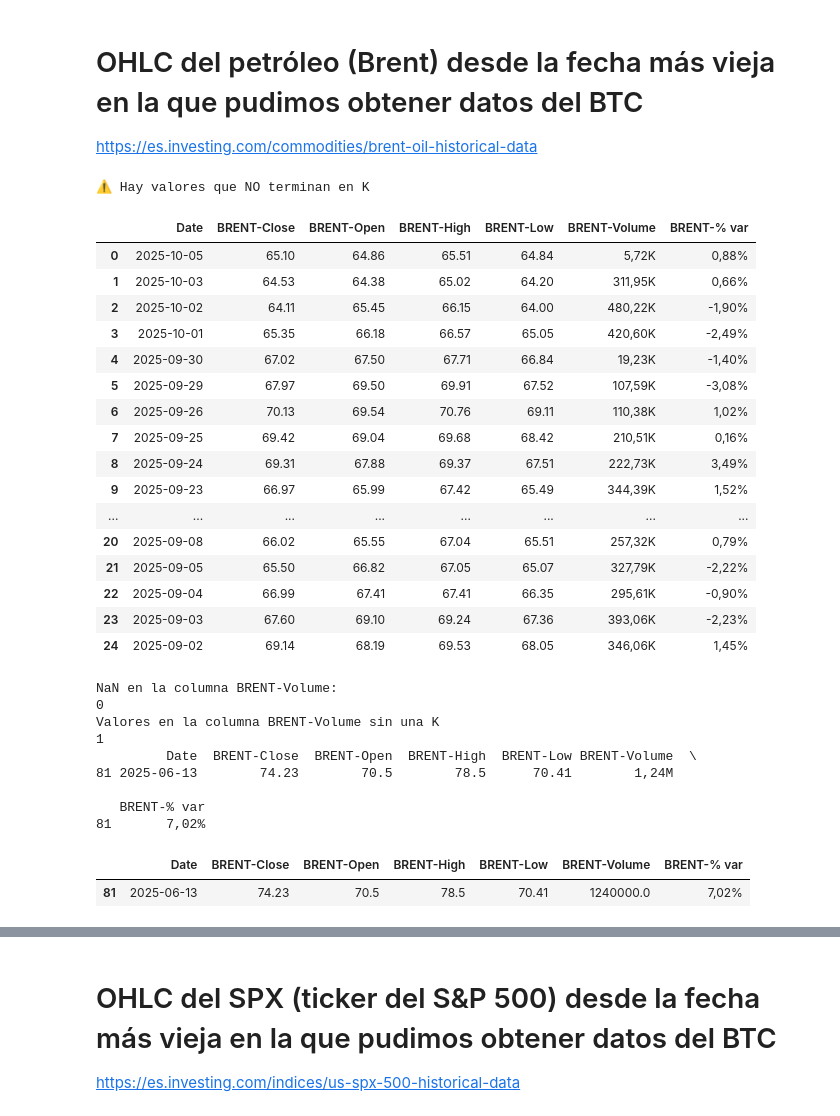
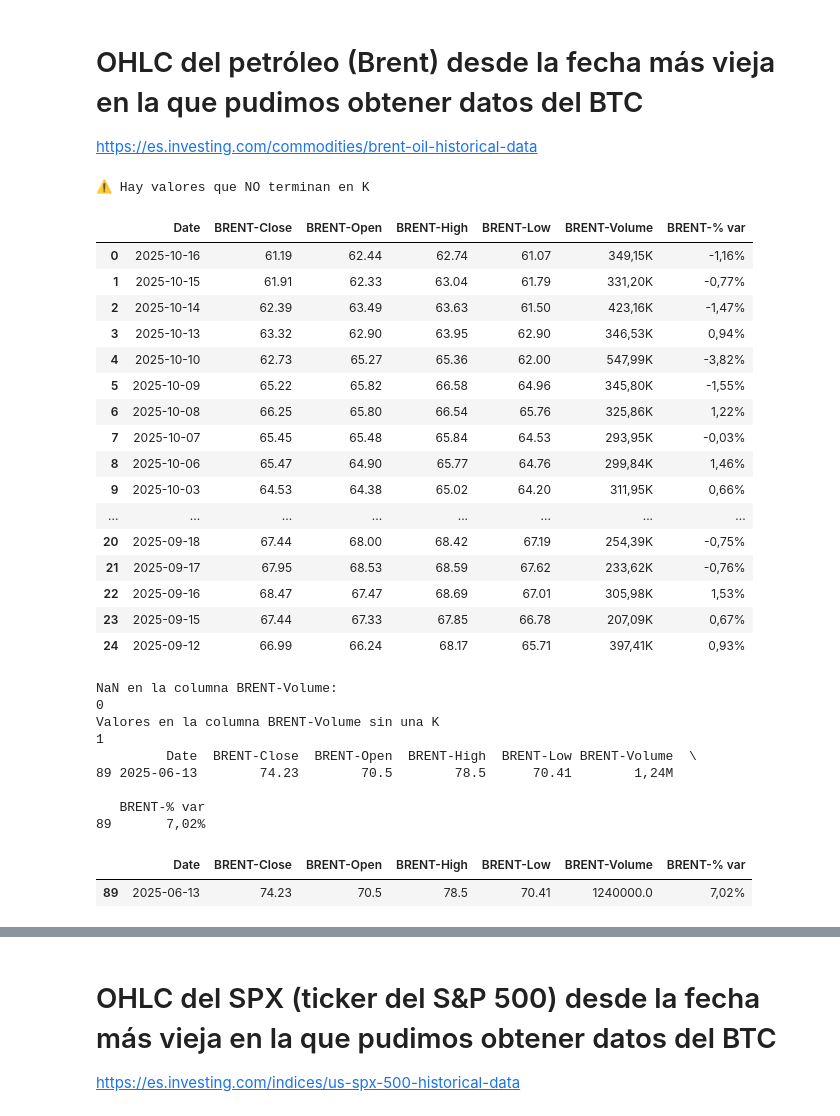
Before and after one commit to mijaelsegura03/ML_Bitcoin, a Jupyter notebook: notebooks/EDA/EDA-notebook.ipynb, the cells around one changed output, grey strips where cells are left out. Drawn from its saved outputs; the diff is of its cells as text; code cells hidden in the pictures.

```diff
--- a/notebooks/EDA/EDA-notebook.ipynb
+++ b/notebooks/EDA/EDA-notebook.ipynb
@@ -62,7 +62,7 @@ OHLC_BTC
 # OHLC del petróleo (WTI) desde la fecha más vieja en la que pudimos obtener datos del BTC
 https://es.investing.com/commodities/crude-oil-historical-data
 # %%
-OHLC_WTI = pd.read_csv("C:\ML_Bitcoin\data\WTI.csv")
+OHLC_WTI = pd.read_csv("../../data/WTI.csv")
 OHLC_WTI = format_data(OHLC_WTI, "WTI")
 
 for feature in OHLC_WTI.columns.values[1:-2]:
@@ -177,39 +177,39 @@ OHLC_WTI.head(25)
 # OHLC del petróleo (Brent) desde la fecha más vieja en la que pudimos obtener datos del BTC
 https://es.investing.com/commodities/brent-oil-historical-data
 # %%
-OHLC_BRENT = pd.read_csv("C:\ML_Bitcoin\data\BRENT.csv")
+OHLC_BRENT = pd.read_csv("../../data/BRENT.csv")
 OHLC_BRENT = format_data(OHLC_BRENT, "BRENT")
 
 for feature in OHLC_BRENT.columns.values[1:-2]:
     OHLC_BRENT[feature] = OHLC_BRENT[feature].str.replace(",",".")
 OHLC_BRENT[["BRENT-Close", "BRENT-Open", "BRENT-High", "BRENT-Low"]] = OHLC_BRENT[["BRENT-Close", "BRENT-Open", "BRENT-High", "BRENT-Low"]].astype(float)
 
 hay_sin_k = OHLC_BRENT["BRENT-Volume"].str.endswith("K", na=False).all()
 if hay_sin_k:
     print("✅ Todos los valores terminan en K")
 else:
     print("⚠️ Hay valores que NO terminan en K")
 
 OHLC_BRENT.head(25)
 # %% [output]
 ⚠️ Hay valores que NO terminan en K
 |  | Date | BRENT-Close | BRENT-Open | BRENT-High | BRENT-Low | BRENT-Volume | BRENT-% var |
-| 0 | 2025-10-05 | 65.10 | 64.86 | 65.51 | 64.84 | 5,72K | 0,88% |
-| 1 | 2025-10-03 | 64.53 | 64.38 | 65.02 | 64.20 | 311,95K | 0,66% |
-| 2 | 2025-10-02 | 64.11 | 65.45 | 66.15 | 64.00 | 480,22K | -1,90% |
-| 3 | 2025-10-01 | 65.35 | 66.18 | 66.57 | 65.05 | 420,60K | -2,49% |
-| 4 | 2025-09-30 | 67.02 | 67.50 | 67.71 | 66.84 | 19,23K | -1,40% |
-| 5 | 2025-09-29 | 67.97 | 69.50 | 69.91 | 67.52 | 107,59K | -3,08% |
-| 6 | 2025-09-26 | 70.13 | 69.54 | 70.76 | 69.11 | 110,38K | 1,02% |
-| 7 | 2025-09-25 | 69.42 | 69.04 | 69.68 | 68.42 | 210,51K | 0,16% |
-| 8 | 2025-09-24 | 69.31 | 67.88 | 69.37 | 67.51 | 222,73K | 3,49% |
-| 9 | 2025-09-23 | 66.97 | 65.99 | 67.42 | 65.49 | 344,39K | 1,52% |
+| 0 | 2025-10-16 | 61.19 | 62.44 | 62.74 | 61.07 | 349,15K | -1,16% |
+| 1 | 2025-10-15 | 61.91 | 62.33 | 63.04 | 61.79 | 331,20K | -0,77% |
+| 2 | 2025-10-14 | 62.39 | 63.49 | 63.63 | 61.50 | 423,16K | -1,47% |
+| 3 | 2025-10-13 | 63.32 | 62.90 | 63.95 | 62.90 | 346,53K | 0,94% |
+| 4 | 2025-10-10 | 62.73 | 65.27 | 65.36 | 62.00 | 547,99K | -3,82% |
+| 5 | 2025-10-09 | 65.22 | 65.82 | 66.58 | 64.96 | 345,80K | -1,55% |
+| 6 | 2025-10-08 | 66.25 | 65.80 | 66.54 | 65.76 | 325,86K | 1,22% |
+| 7 | 2025-10-07 | 65.45 | 65.48 | 65.84 | 64.53 | 293,95K | -0,03% |
+| 8 | 2025-10-06 | 65.47 | 64.90 | 65.77 | 64.76 | 299,84K | 1,46% |
+| 9 | 2025-10-03 | 64.53 | 64.38 | 65.02 | 64.20 | 311,95K | 0,66% |
 | ... | ... | ... | ... | ... | ... | ... | ... |
-| 20 | 2025-09-08 | 66.02 | 65.55 | 67.04 | 65.51 | 257,32K | 0,79% |
-| 21 | 2025-09-05 | 65.50 | 66.82 | 67.05 | 65.07 | 327,79K | -2,22% |
-| 22 | 2025-09-04 | 66.99 | 67.41 | 67.41 | 66.35 | 295,61K | -0,90% |
-| 23 | 2025-09-03 | 67.60 | 69.10 | 69.24 | 67.36 | 393,06K | -2,23% |
-| 24 | 2025-09-02 | 69.14 | 68.19 | 69.53 | 68.05 | 346,06K | 1,45% |
+| 20 | 2025-09-18 | 67.44 | 68.00 | 68.42 | 67.19 | 254,39K | -0,75% |
+| 21 | 2025-09-17 | 67.95 | 68.53 | 68.59 | 67.62 | 233,62K | -0,76% |
+| 22 | 2025-09-16 | 68.47 | 67.47 | 68.69 | 67.01 | 305,98K | 1,53% |
+| 23 | 2025-09-15 | 67.44 | 67.33 | 67.85 | 66.78 | 207,09K | 0,67% |
+| 24 | 2025-09-12 | 66.99 | 66.24 | 68.17 | 65.71 | 397,41K | 0,93% |
 # %%
 print("NaN en la columna BRENT-Volume:")
 print(OHLC_BRENT["BRENT-Volume"].isna().sum())
@@ -223,16 +223,16 @@ NaN en la columna BRENT-Volume:
 Valores en la columna BRENT-Volume sin una K
 1
          Date  BRENT-Close  BRENT-Open  BRENT-High  BRENT-Low BRENT-Volume  \
-81 2025-06-13        74.23        70.5        78.5      70.41        1,24M
+89 2025-06-13        74.23        70.5        78.5      70.41        1,24M
 
    BRENT-% var
-81       7,02%
+89       7,02%
 # %%
 OHLC_BRENT["BRENT-Volume"] = OHLC_BRENT["BRENT-Volume"].apply(parse_value)
 OHLC_BRENT[OHLC_BRENT["BRENT-Volume"] >= 1000000]
 # %% [output]
 |  | Date | BRENT-Close | BRENT-Open | BRENT-High | BRENT-Low | BRENT-Volume | BRENT-% var |
-| 81 | 2025-06-13 | 74.23 | 70.5 | 78.5 | 70.41 | 1240000.0 | 7,02% |
+| 89 | 2025-06-13 | 74.23 | 70.5 | 78.5 | 70.41 | 1240000.0 | 7,02% |
 # %%
 OHLC_BRENT.head(25)
 # %% [output]
```
Also changed, not shown: parts of 22 cells of this notebook, 32 other files.
